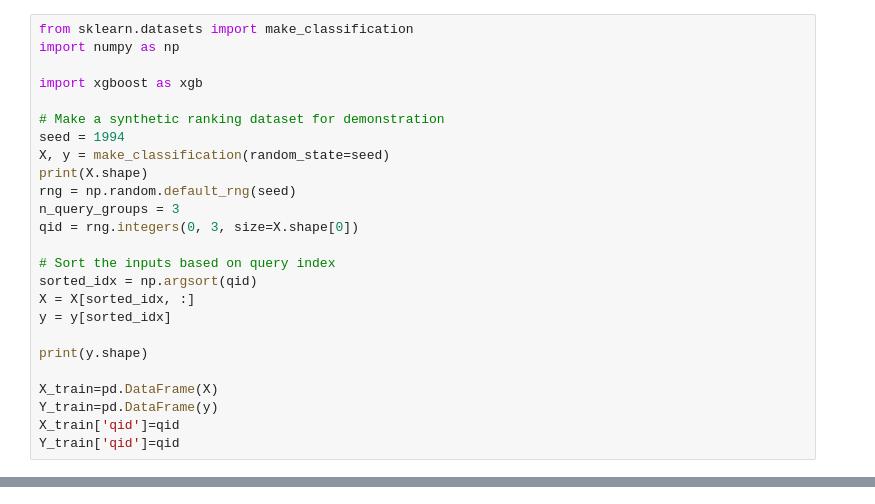
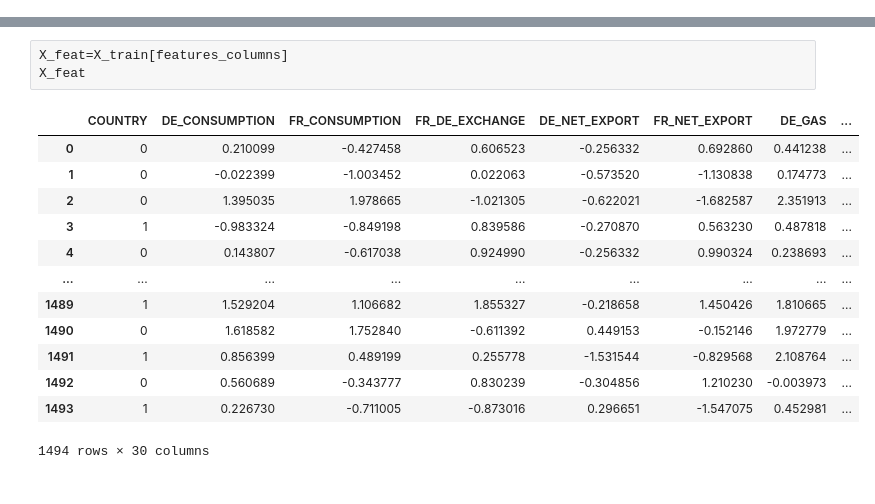
Before and after one commit to MachtaYassine/Challenges_and_fun, a Jupyter notebook: Qube/Notebooks/5-Exploring TensorFlow Ranking.ipynb, the cells around one changed output, grey strips where cells are left out. Saved outputs shown, nothing was run; the diff lists cells and outputs as text.

```diff
--- a/Qube/Notebooks/5-Exploring TensorFlow Ranking.ipynb
+++ b/Qube/Notebooks/5-Exploring TensorFlow Ranking.ipynb
@@ -22,25 +20,0 @@ print(df)
-# %%
-from sklearn.datasets import make_classification
-import numpy as np
-
-import xgboost as xgb
-
-# Make a synthetic ranking dataset for demonstration
-seed = 1994
-X, y = make_classification(random_state=seed)
-print(X.shape)
-rng = np.random.default_rng(seed)
-n_query_groups = 3
-qid = rng.integers(0, 3, size=X.shape[0])
-
-# Sort the inputs based on query index
-sorted_idx = np.argsort(qid)
-X = X[sorted_idx, :]
-y = y[sorted_idx]
-
-print(y.shape)
-
-X_train=pd.DataFrame(X)
-Y_train=pd.DataFrame(y)
-X_train['qid']=qid
-Y_train['qid']=qid
@@ -54,0 +21,17 @@ array([1, 1, 2, 0, 1, 1, 2, 2, 2, 0, 1, 1, 2, 0, 1, 1, 2, 1, 0, 2, 1, 1,
+# %%
+X_feat=X_train[features_columns]
+X_feat
+# %% [output]
+|  | COUNTRY | DE_CONSUMPTION | FR_CONSUMPTION | FR_DE_EXCHANGE | DE_NET_EXPORT | FR_NET_EXPORT | DE_GAS | ... |
+| 0 | 0 | 0.210099 | -0.427458 | 0.606523 | -0.256332 | 0.692860 | 0.441238 | ... |
+| 1 | 0 | -0.022399 | -1.003452 | 0.022063 | -0.573520 | -1.130838 | 0.174773 | ... |
+| 2 | 0 | 1.395035 | 1.978665 | -1.021305 | -0.622021 | -1.682587 | 2.351913 | ... |
+| 3 | 1 | -0.983324 | -0.849198 | 0.839586 | -0.270870 | 0.563230 | 0.487818 | ... |
+| 4 | 0 | 0.143807 | -0.617038 | 0.924990 | -0.256332 | 0.990324 | 0.238693 | ... |
+| ... | ... | ... | ... | ... | ... | ... | ... | ... |
+| 1489 | 1 | 1.529204 | 1.106682 | 1.855327 | -0.218658 | 1.450426 | 1.810665 | ... |
+| 1490 | 0 | 1.618582 | 1.752840 | -0.611392 | 0.449153 | -0.152146 | 1.972779 | ... |
+| 1491 | 1 | 0.856399 | 0.489199 | 0.255778 | -1.531544 | -0.829568 | 2.108764 | ... |
+| 1492 | 0 | 0.560689 | -0.343777 | 0.830239 | -0.304856 | 1.210230 | -0.003973 | ... |
+| 1493 | 1 | 0.226730 | -0.711005 | -0.873016 | 0.296651 | -1.547075 | 0.452981 | ... |
+1494 rows × 30 columns
```
Also changed, not shown: parts of 13 cells of this notebook.
